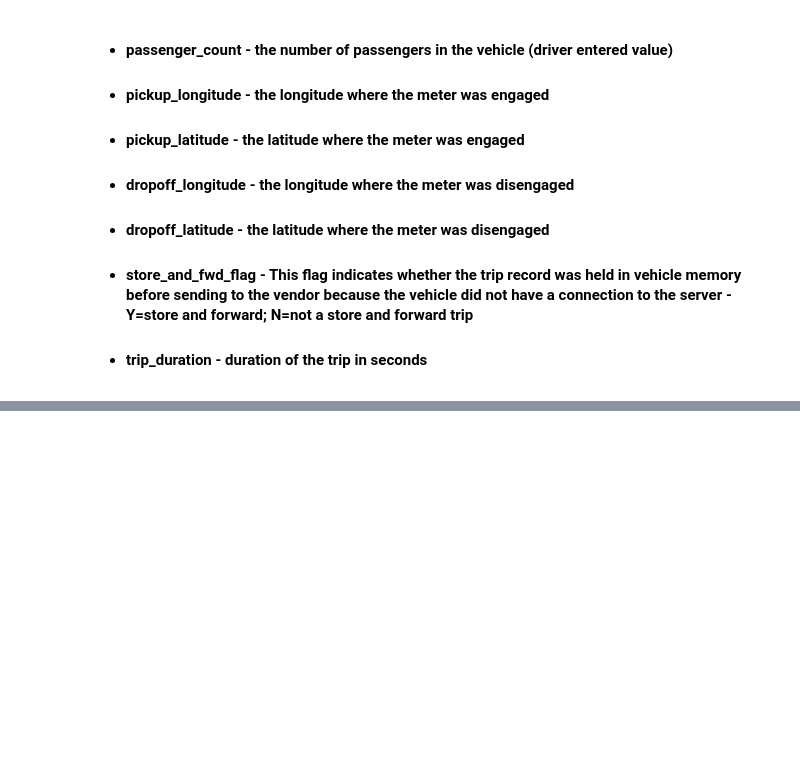
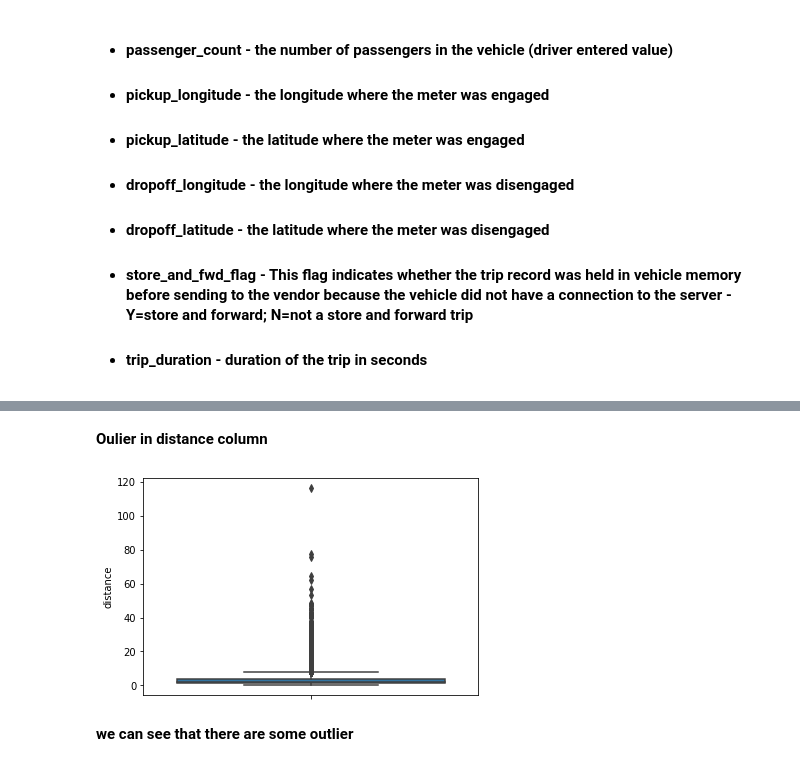
Before and after one commit to nitishkumar34/NYC-Taxi-Trip-Time-Prediction, a Jupyter notebook: Copy_of_NYC_Taxi_Trip_Time_Prediction_Capstone_Project.ipynb, the cells around one changed output, grey strips where cells are left out. Saved outputs shown, nothing was run; the diff lists cells and outputs as text; code cells hidden in the pictures; blank space fills up the shorter version.

```diff
--- a/Copy_of_NYC_Taxi_Trip_Time_Prediction_Capstone_Project.ipynb
+++ b/Copy_of_NYC_Taxi_Trip_Time_Prediction_Capstone_Project.ipynb
@@ -28,0 +358,13 @@
+# %%
+# removing the outlier in the trip duration
+df = df[df.trip_duration <= 18000]
+# %% [markdown]
+**Oulier in distance column**
+# %%
+# ploting the box plot
+sns.boxplot(y=df['distance'])
+plt.show()
+# %% [output]
+[figure, added]
+# %% [markdown]
+**we can see that there are some outlier**
```
Also changed, not shown: parts of 104 cells of this notebook.
